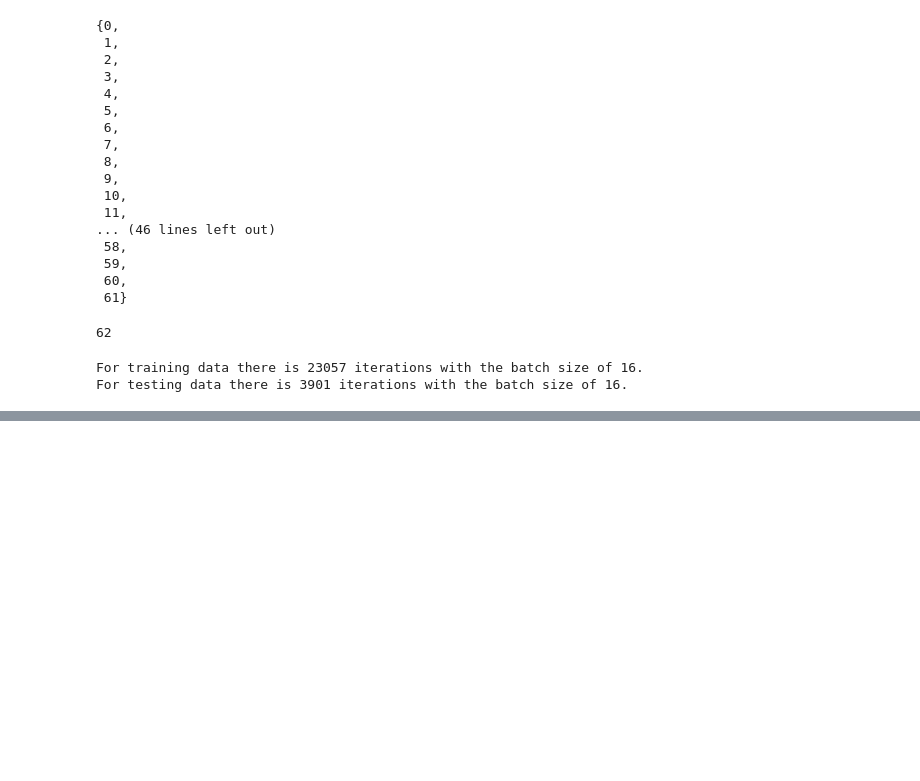
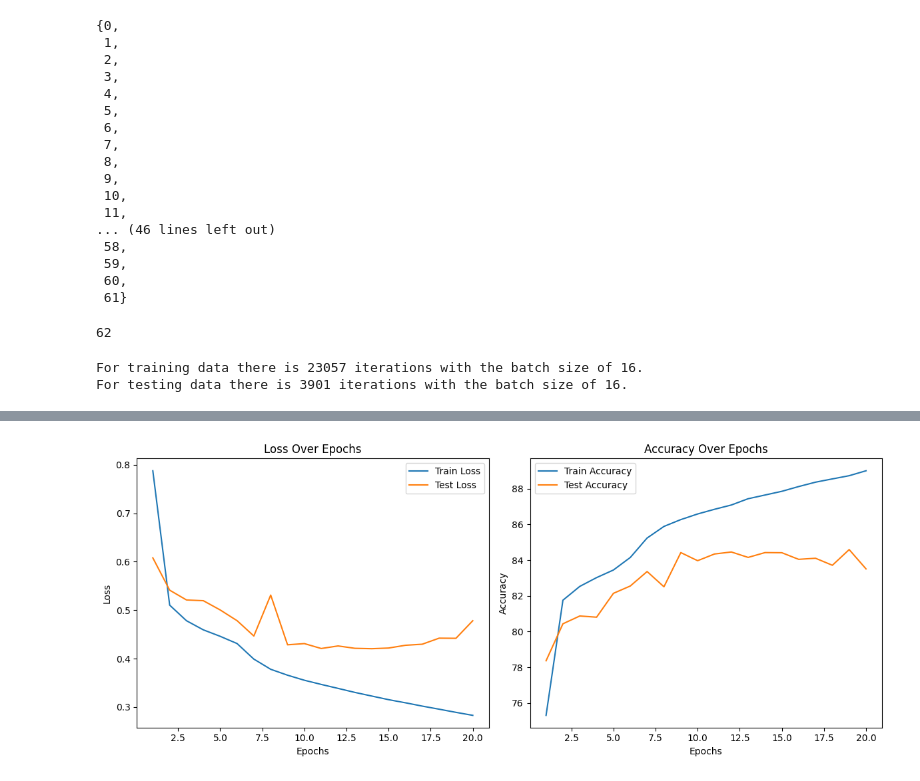
Before and after one commit to haldonmez/handwritten-letter-recognition-model, a Jupyter notebook: emnist-model-1.ipynb, the cells around one changed output, grey strips where cells are left out. Drawn from its saved outputs; the diff is of its cells as text; code cells hidden in the pictures; blank space fills up the shorter version.

Commit message:
Update model-1
Model-1 first architecture overfitting observed.

```diff
--- a/emnist-model-1.ipynb
+++ b/emnist-model-1.ipynb
@@ -170,0 +164,9 @@ LetterRecognizerModel1(
+# %%
+loss_fn = nn.CrossEntropyLoss()
+optimizer = torch.optim.SGD(params=model_1.parameters(),
+                             lr=0.001)
+# %%
+def accuracy_func(y_true, y_pred):
+  correct = torch.eq(y_true, y_pred).sum().item()
+  acc = (correct/len(y_pred)) * 100
+  return acc
@@ -170,0 +301,22 @@ LetterRecognizerModel1(
+# %%
+plt.figure(figsize=(12, 5))
+plt.subplot(1, 2, 1)
+plt.plot(range(1, epochs + 1), train_losses, label='Train Loss')
+plt.plot(range(1, epochs + 1), test_losses, label='Test Loss')
+plt.title('Loss Over Epochs')
+plt.xlabel('Epochs')
+plt.ylabel('Loss')
+plt.legend()
+
+plt.subplot(1, 2, 2)
+plt.plot(range(1, epochs + 1), train_accuracies, label='Train Accuracy')
+plt.plot(range(1, epochs + 1), test_accuracies, label='Test Accuracy')
+plt.title('Accuracy Over Epochs')
+plt.xlabel('Epochs')
+plt.ylabel('Accuracy')
+plt.legend()
+
+plt.tight_layout()
+plt.show()
+# %% [output]
+[figure, added]
```
Also changed, not shown: parts of 5 cells of this notebook, 1 other file.
